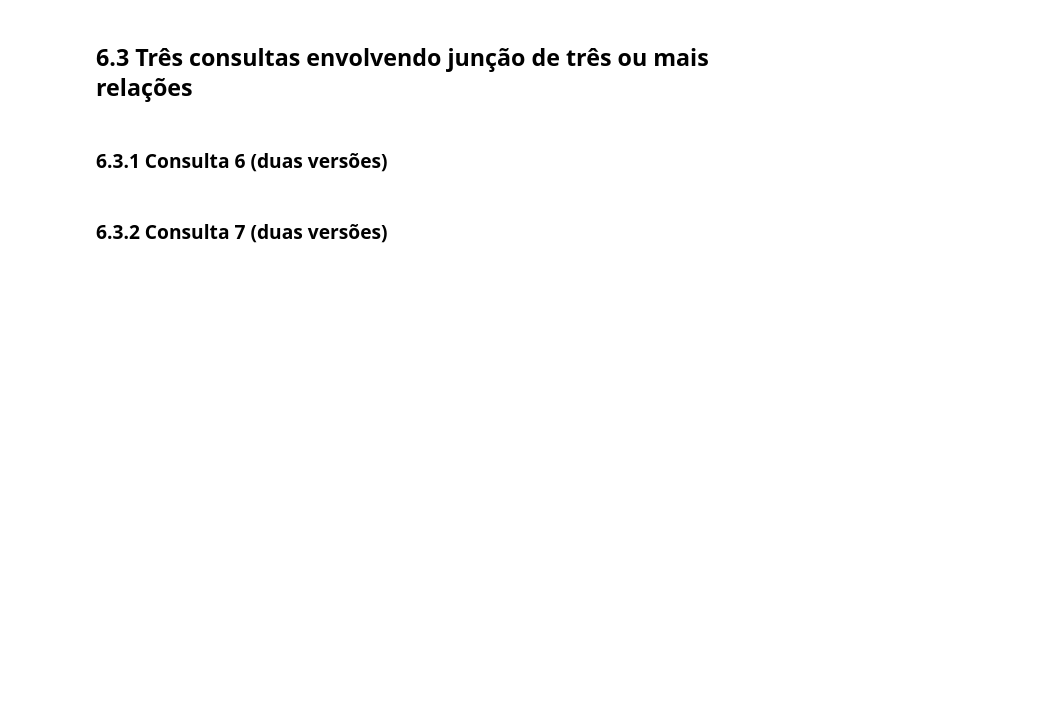
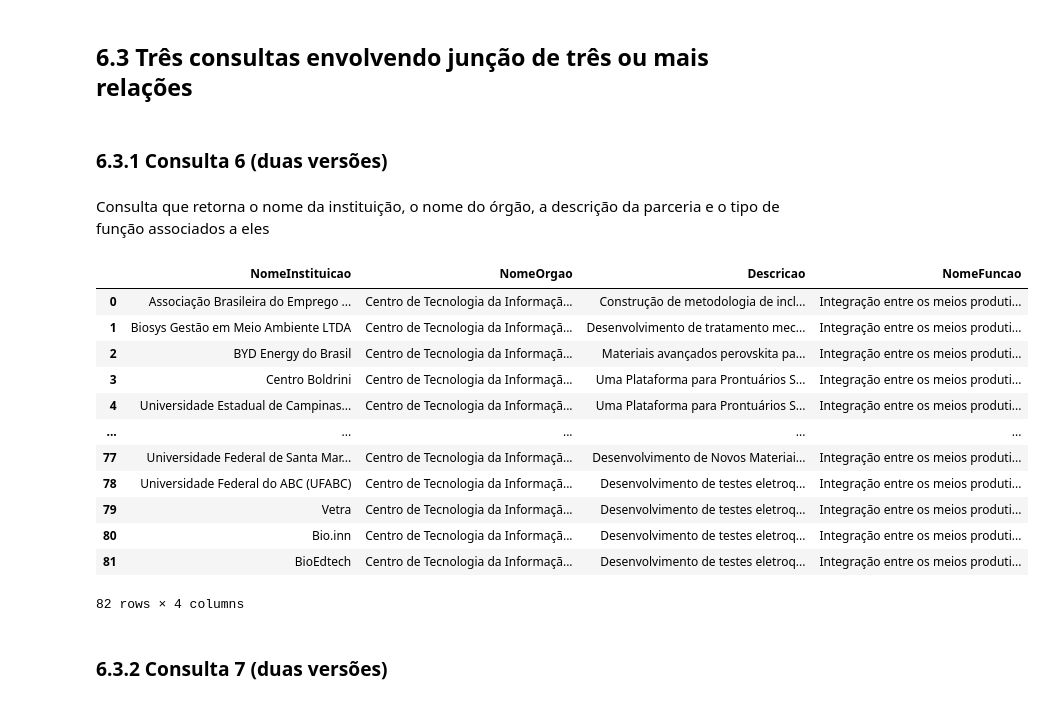
Before and after one commit to RodolfoLessa/TP2_IBD, a Jupyter notebook: TP2.ipynb, the cells around one changed output. Cells and saved outputs as stored; diff of their text form; code cells hidden in the pictures; blank space fills up the shorter version.

Commit message:
consultas adicionadas

```diff
--- a/TP2.ipynb
+++ b/TP2.ipynb
@@ -447,5 +560,29 @@ df.to_csv('TabelaParceriaInstituicaoOrgao.csv', index=False)
 ## 6.3 Três consultas envolvendo junção de três ou mais relações
 # %% [markdown]
 ### 6.3.1 Consulta 6 (duas versões)
+# %% [markdown]
+Consulta que retorna o nome da instituição, o nome do órgão, a descrição da parceria e o tipo de função associados a eles
+# %%
+query = """SELECT Instituicao.NomeInstituicao, OrgaoOrigem.NomeOrgao, Parceria.Descricao, Funcao.NomeFuncao
+FROM Instituicao
+JOIN ParceriaInstituicaoOrgao ON Instituicao.ID_Instituicao = ParceriaInstituicaoOrgao.ID_Instituicao
+JOIN OrgaoOrigem ON ParceriaInstituicaoOrgao.ID_Orgao = OrgaoOrigem.ID_Orgao
+JOIN Parceria ON ParceriaInstituicaoOrgao.ID_Parceria = Parceria.ID_Parceria
+JOIN Funcao ON OrgaoOrigem.ID_Funcao = Funcao.ID_Funcao"""
+pd.read_sql_query(query, conn)
+# %% [output]
+|  | NomeInstituicao | NomeOrgao | Descricao | NomeFuncao |
+| 0 | Associação Brasileira do Emprego ... | Centro de Tecnologia da Informaçã... | Construção de metodologia de incl... | Integração entre os meios produti... |
+| 1 | Biosys Gestão em Meio Ambiente LTDA | Centro de Tecnologia da Informaçã... | Desenvolvimento de tratamento mec... | Integração entre os meios produti... |
+| 2 | BYD Energy do Brasil | Centro de Tecnologia da Informaçã... | Materiais avançados perovskita pa... | Integração entre os meios produti... |
+| 3 | Centro Boldrini | Centro de Tecnologia da Informaçã... | Uma Plataforma para Prontuários S... | Integração entre os meios produti... |
+| 4 | Universidade Estadual de Campinas... | Centro de Tecnologia da Informaçã... | Uma Plataforma para Prontuários S... | Integração entre os meios produti... |
+| ... | ... | ... | ... | ... |
+| 77 | Universidade Federal de Santa Mar... | Centro de Tecnologia da Informaçã... | Desenvolvimento de Novos Materiai... | Integração entre os meios produti... |
+| 78 | Universidade Federal do ABC (UFABC) | Centro de Tecnologia da Informaçã... | Desenvolvimento de testes eletroq... | Integração entre os meios produti... |
+| 79 | Vetra | Centro de Tecnologia da Informaçã... | Desenvolvimento de testes eletroq... | Integração entre os meios produti... |
+| 80 | Bio.inn | Centro de Tecnologia da Informaçã... | Desenvolvimento de testes eletroq... | Integração entre os meios produti... |
+| 81 | BioEdtech | Centro de Tecnologia da Informaçã... | Desenvolvimento de testes eletroq... | Integração entre os meios produti... |
+82 rows × 4 columns
 # %% [markdown]
 ### 6.3.2 Consulta 7 (duas versões)
```
Also changed, not shown: parts of 19 cells of this notebook, 1 other file.
